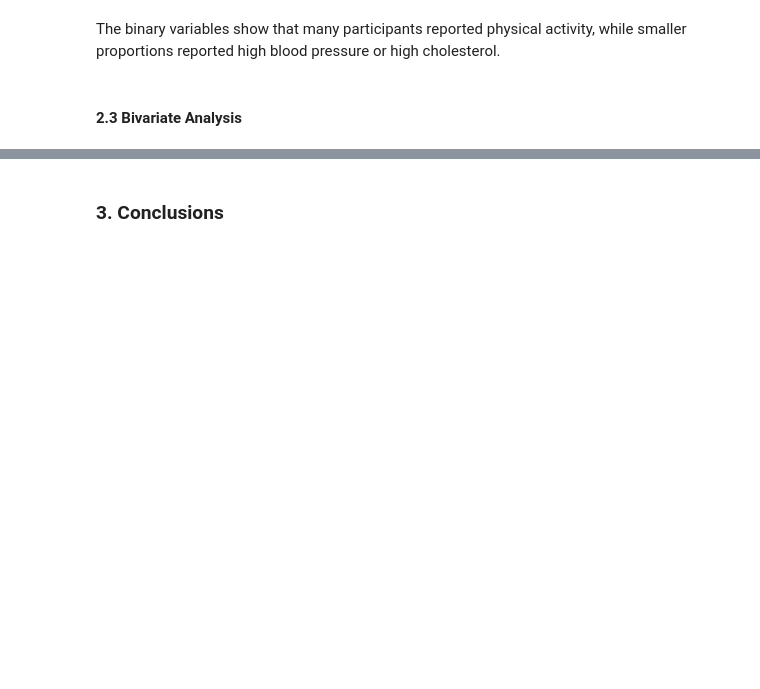
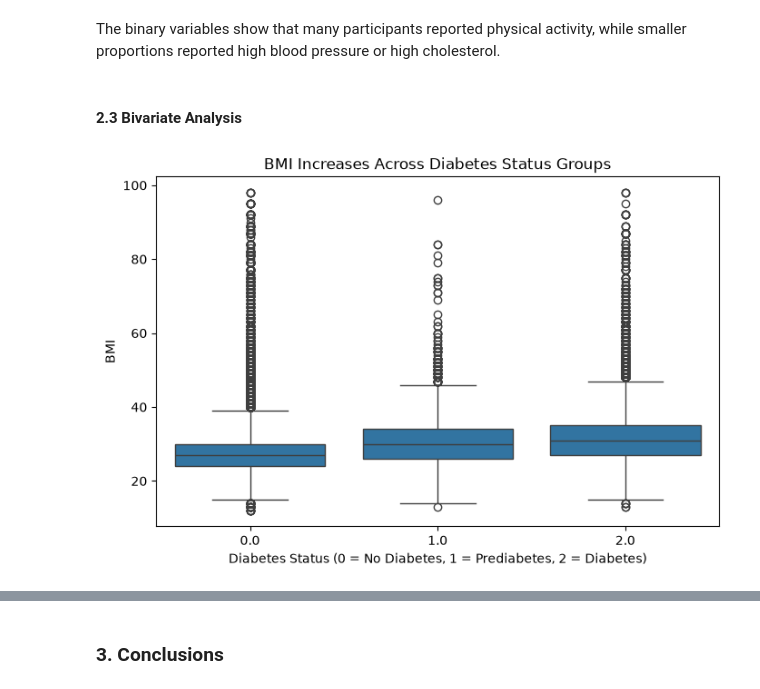
Before and after one commit to SOMLAW2/AI-for-Leaders-Module-B, a Jupyter notebook: Milestone3/Milestone3-Lawrence-Chisom.ipynb, the cells around one changed output, grey strips where cells are left out. Cells and saved outputs as stored; diff of their text form; code cells hidden in the pictures; blank space fills up the shorter version.

```diff
--- a/Milestone3/Milestone3-Lawrence-Chisom.ipynb
+++ b/Milestone3/Milestone3-Lawrence-Chisom.ipynb
@@ -363,3 +363,20 @@ plt.show()
 The binary variables show that many participants reported physical activity, while smaller proportions reported high blood pressure or high cholesterol.
 # %% [markdown]
 #### 2.3 Bivariate Analysis
+# %%
+# Compare BMI across the three diabetes groups
+plt.figure(figsize=(8, 5))
+
+sns.boxplot(
+    data=df,
+    x="Diabetes_012",
+    y="BMI"
+)
+
+plt.title("BMI Increases Across Diabetes Status Groups")
+plt.xlabel("Diabetes Status (0 = No Diabetes, 1 = Prediabetes, 2 = Diabetes)")
+plt.ylabel("BMI")
+
+plt.show()
+# %% [output]
+[figure, added]
```
Also changed, not shown: parts of 16 cells of this notebook.
